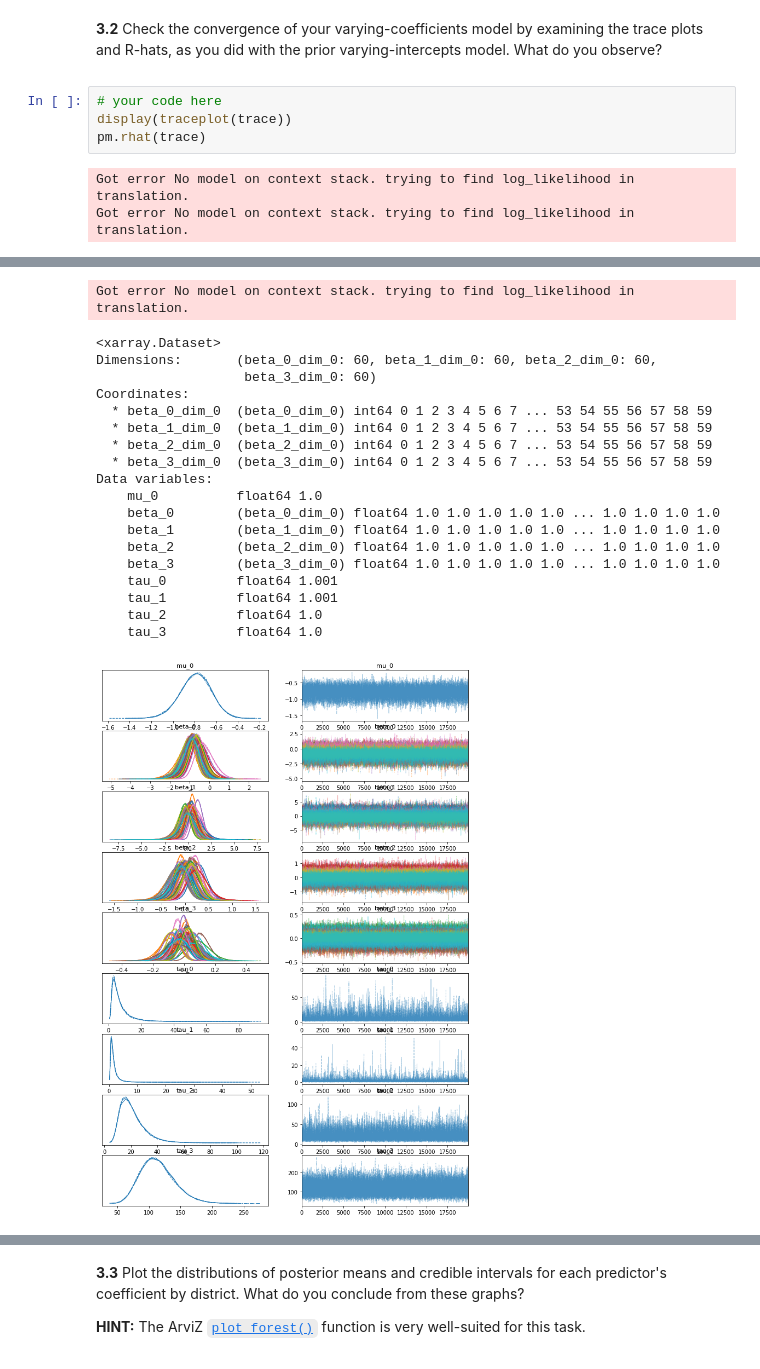
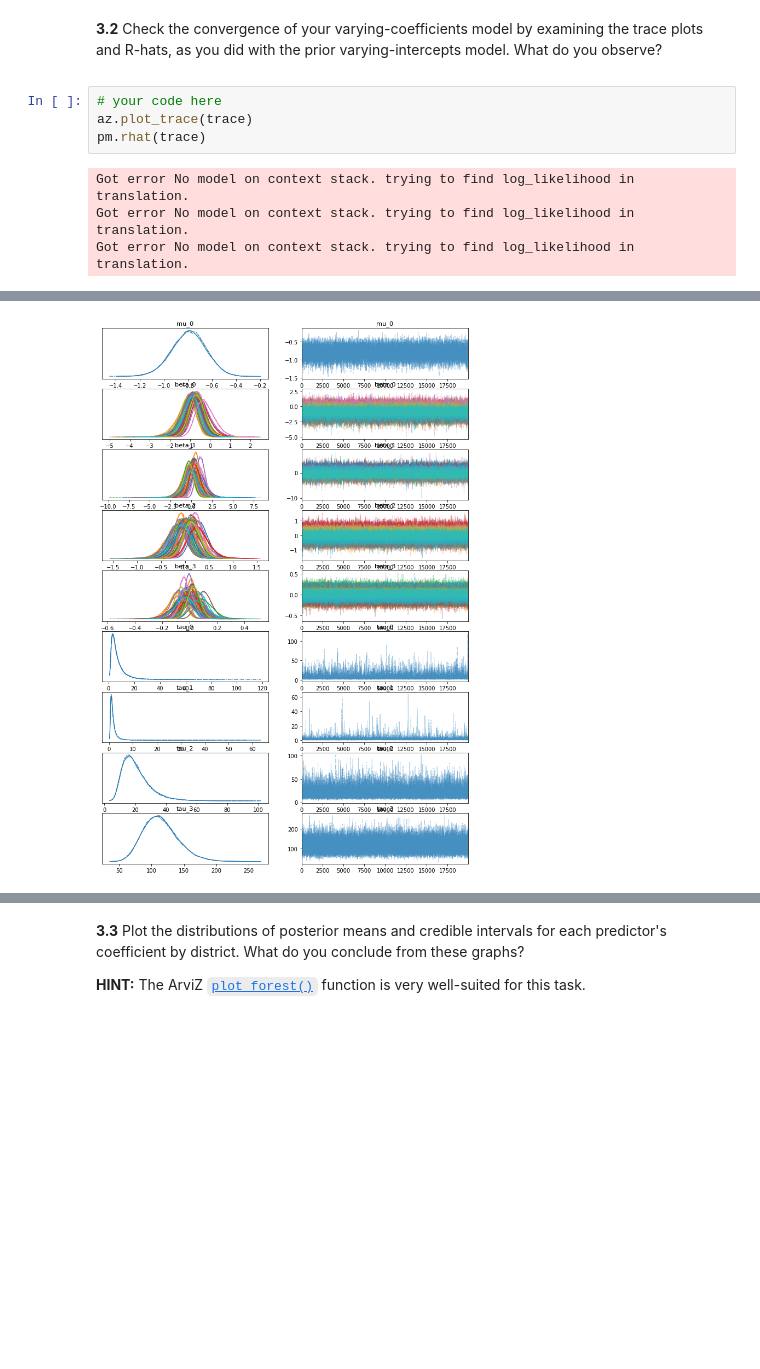
Before and after one commit to sebvargo/cs209b_hw2, a Jupyter notebook: cs109b_hw2.ipynb, the cells around one changed output, grey strips where cells are left out. Saved outputs shown, nothing was run; the diff lists cells and outputs as text; blank space fills up the shorter version.

```diff
--- a/cs109b_hw2.ipynb
+++ b/cs109b_hw2.ipynb
@@ -1121,8 +1122,9 @@ display(model_to_graphviz(my_linear_model))
 </div>
 # %%
 # your code here
-display(traceplot(trace))
+az.plot_trace(trace)
 pm.rhat(trace)
 # %% [output]
 Got error No model on context stack. trying to find log_likelihood in translation.
 Got error No model on context stack. trying to find log_likelihood in translation.
+Got error No model on context stack. trying to find log_likelihood in translation.
@@ -1147,22 +1149,3 @@ array([[<AxesSubplot:title={'center':'mu_0'}>,
-Got error No model on context stack. trying to find log_likelihood in translation.
-<xarray.Dataset>
-Dimensions:       (beta_0_dim_0: 60, beta_1_dim_0: 60, beta_2_dim_0: 60,
-                   beta_3_dim_0: 60)
-Coordinates:
-  * beta_0_dim_0  (beta_0_dim_0) int64 0 1 2 3 4 5 6 7 ... 53 54 55 56 57 58 59
-  * beta_1_dim_0  (beta_1_dim_0) int64 0 1 2 3 4 5 6 7 ... 53 54 55 56 57 58 59
-  * beta_2_dim_0  (beta_2_dim_0) int64 0 1 2 3 4 5 6 7 ... 53 54 55 56 57 58 59
-  * beta_3_dim_0  (beta_3_dim_0) int64 0 1 2 3 4 5 6 7 ... 53 54 55 56 57 58 59
-Data variables:
-    mu_0          float64 1.0
-    beta_0        (beta_0_dim_0) float64 1.0 1.0 1.0 1.0 1.0 ... 1.0 1.0 1.0 1.0
-    beta_1        (beta_1_dim_0) float64 1.0 1.0 1.0 1.0 1.0 ... 1.0 1.0 1.0 1.0
-    beta_2        (beta_2_dim_0) float64 1.0 1.0 1.0 1.0 1.0 ... 1.0 1.0 1.0 1.0
-    beta_3        (beta_3_dim_0) float64 1.0 1.0 1.0 1.0 1.0 ... 1.0 1.0 1.0 1.0
-    tau_0         float64 1.001
-    tau_1         float64 1.001
-    tau_2         float64 1.0
-    tau_3         float64 1.0
-[figure, old version]
+[figure, new version]
 # %% [markdown]
 From $\hat{R}$ we see that we converged because all values are less than 1.01.
```
Also changed, not shown: parts of 17 cells of this notebook.
